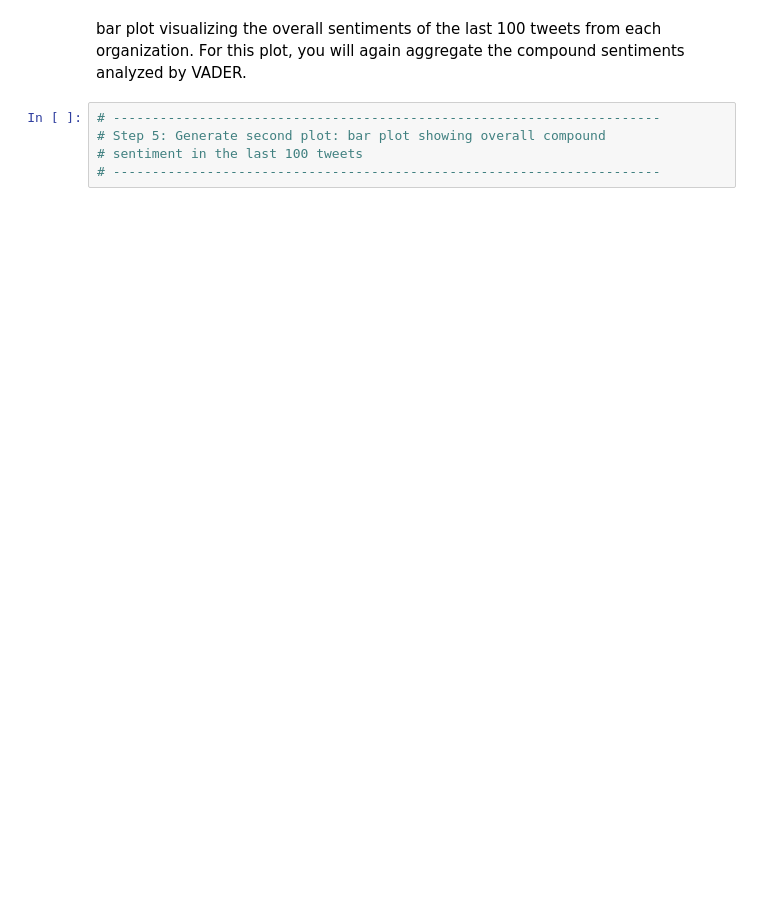
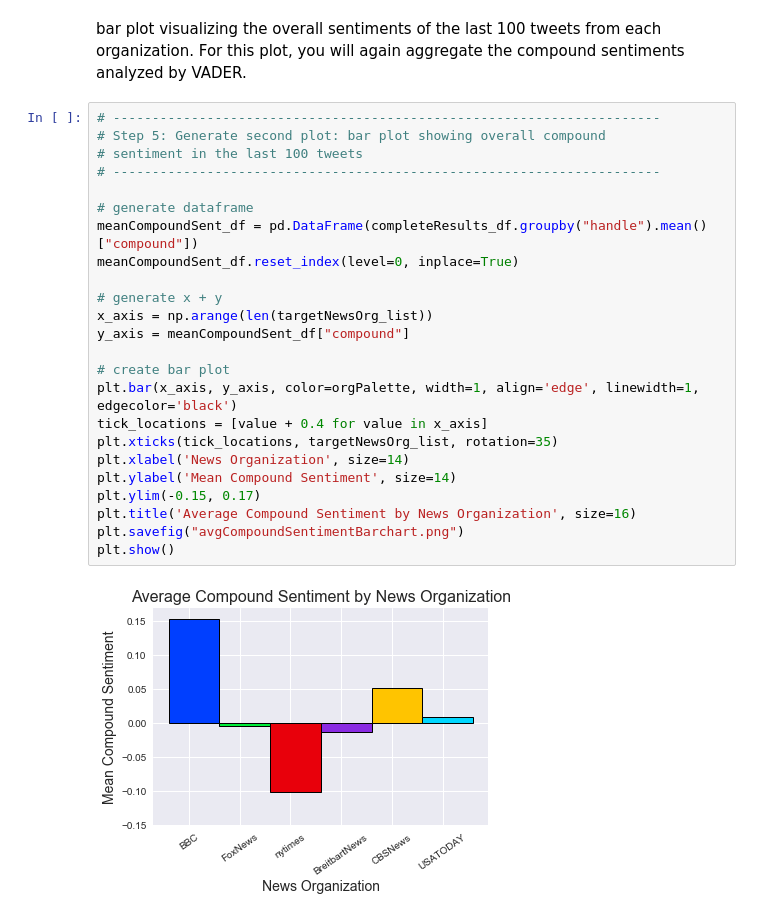
Before and after one commit to hmlanden/NewsVADERPy, a Jupyter notebook: NewsVADERPy.ipynb, the cells around one changed output. Saved outputs shown, nothing was run; the diff lists cells and outputs as text; blank space fills up the shorter version.

```diff
--- a/NewsVADERPy.ipynb
+++ b/NewsVADERPy.ipynb
@@ -128,8 +139,29 @@ plt.show(compoundSentByTime_subplots)
 # %% [markdown]
 bar plot visualizing the overall sentiments of the last 100 tweets from each organization.
 For this plot, you will again aggregate the compound sentiments analyzed by VADER.
-# %%
-# ----------------------------------------------------------------------
-# Step 5: Generate second plot: bar plot showing overall compound
-# sentiment in the last 100 tweets
-# ----------------------------------------------------------------------
+# %%
+# ----------------------------------------------------------------------
+# Step 5: Generate second plot: bar plot showing overall compound
+# sentiment in the last 100 tweets
+# ----------------------------------------------------------------------
+
+# generate dataframe
+meanCompoundSent_df = pd.DataFrame(completeResults_df.groupby("handle").mean()["compound"])
+meanCompoundSent_df.reset_index(level=0, inplace=True)
+
+# generate x + y
+x_axis = np.arange(len(targetNewsOrg_list))
+y_axis = meanCompoundSent_df["compound"]
+
+# create bar plot
+plt.bar(x_axis, y_axis, color=orgPalette, width=1, align='edge', linewidth=1, edgecolor='black')
+tick_locations = [value + 0.4 for value in x_axis]
+plt.xticks(tick_locations, targetNewsOrg_list, rotation=35)
+plt.xlabel('News Organization', size=14)
+plt.ylabel('Mean Compound Sentiment', size=14)
+plt.ylim(-0.15, 0.17)
+plt.title('Average Compound Sentiment by News Organization', size=16)
+plt.savefig("avgCompoundSentimentBarchart.png")
+plt.show()
+# %% [output]
+[figure, added]
```
Also changed, not shown: parts of 3 cells of this notebook, 4 other files.
